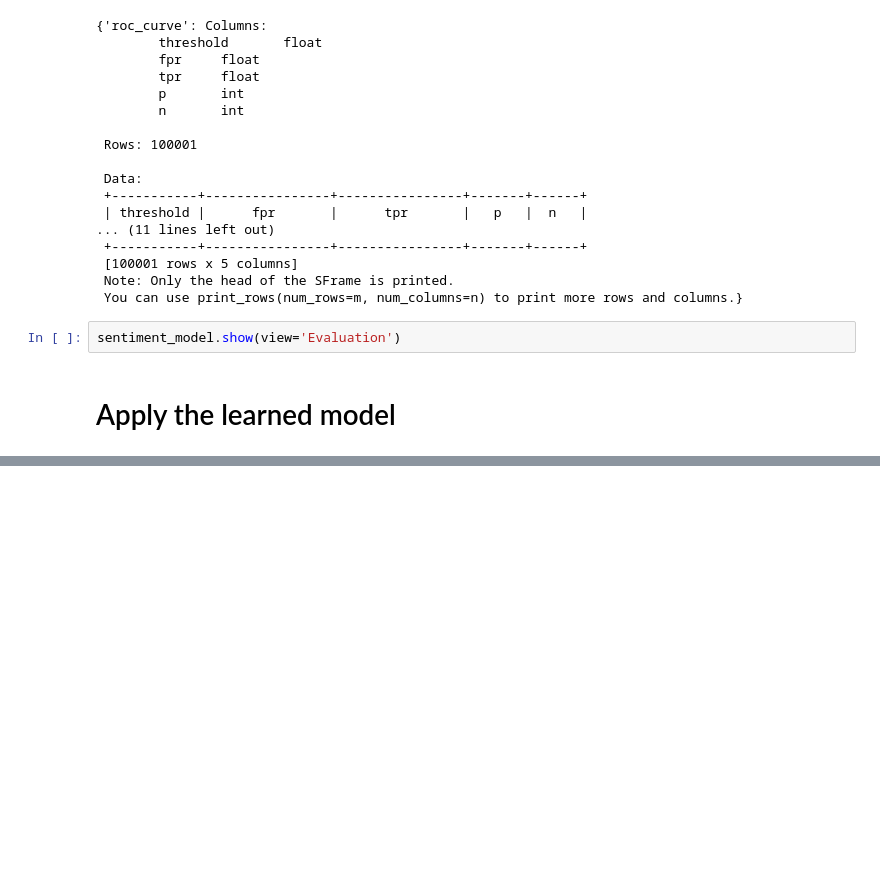
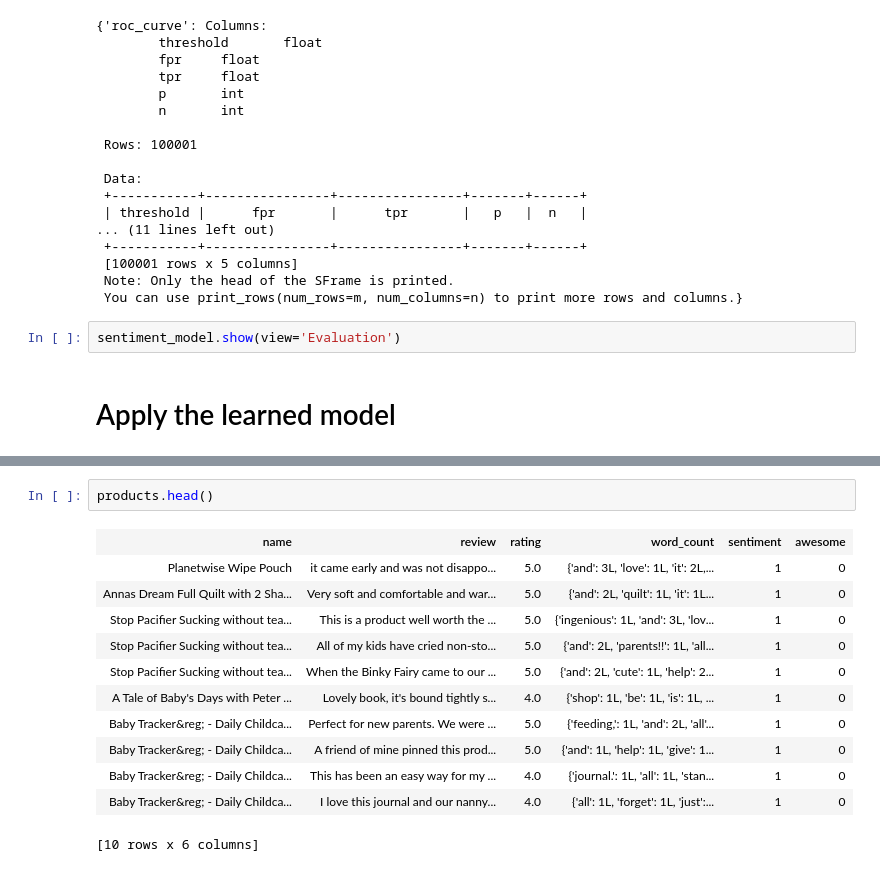
Before and after one commit to jialeichenjc/MLPractice, a Jupyter notebook: Classification.ipynb, the cells around one changed output, grey strips where cells are left out. Drawn from its saved outputs; the diff is of its cells as text; blank space fills up the shorter version.

```diff
--- a/Classification.ipynb
+++ b/Classification.ipynb
@@ -138,0 +197,15 @@ giraffe_reviews['predicted_sentiment'] =
+# %%
+products.head()
+# %% [output]
+| name | review | rating | word_count | sentiment | awesome |
+| Planetwise Wipe Pouch | it came early and was not disappo... | 5.0 | {'and': 3L, 'love': 1L, 'it': 2L,... | 1 | 0 |
+| Annas Dream Full Quilt with 2 Sha... | Very soft and comfortable and war... | 5.0 | {'and': 2L, 'quilt': 1L, 'it': 1L... | 1 | 0 |
+| Stop Pacifier Sucking without tea... | This is a product well worth the ... | 5.0 | {'ingenious': 1L, 'and': 3L, 'lov... | 1 | 0 |
+| Stop Pacifier Sucking without tea... | All of my kids have cried non-sto... | 5.0 | {'and': 2L, 'parents!!': 1L, 'all... | 1 | 0 |
+| Stop Pacifier Sucking without tea... | When the Binky Fairy came to our ... | 5.0 | {'and': 2L, 'cute': 1L, 'help': 2... | 1 | 0 |
+| A Tale of Baby's Days with Peter ... | Lovely book, it's bound tightly s... | 4.0 | {'shop': 1L, 'be': 1L, 'is': 1L, ... | 1 | 0 |
+| Baby Tracker&reg; - Daily Childca... | Perfect for new parents. We were ... | 5.0 | {'feeding,': 1L, 'and': 2L, 'all'... | 1 | 0 |
+| Baby Tracker&reg; - Daily Childca... | A friend of mine pinned this prod... | 5.0 | {'and': 1L, 'help': 1L, 'give': 1... | 1 | 0 |
+| Baby Tracker&reg; - Daily Childca... | This has been an easy way for my ... | 4.0 | {'journal.': 1L, 'all': 1L, 'stan... | 1 | 0 |
+| Baby Tracker&reg; - Daily Childca... | I love this journal and our nanny... | 4.0 | {'all': 1L, 'forget': 1L, 'just':... | 1 | 0 |
+[10 rows x 6 columns]
```
Also changed, not shown: parts of 37 cells of this notebook.
